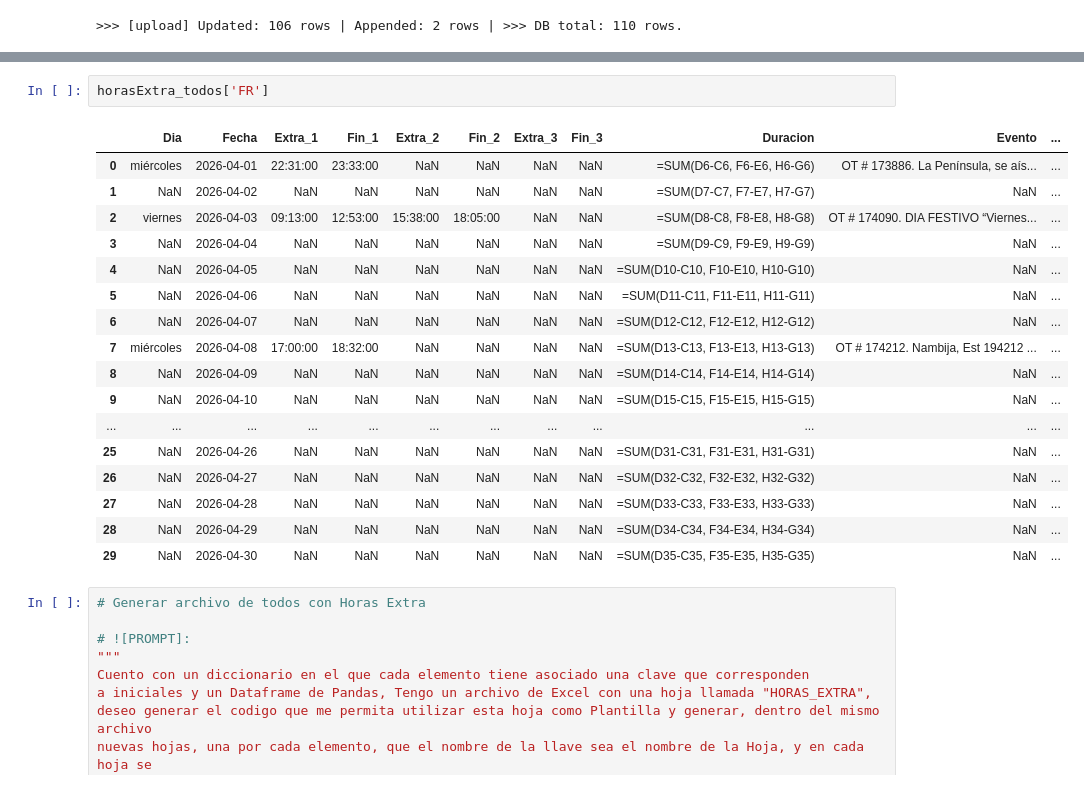
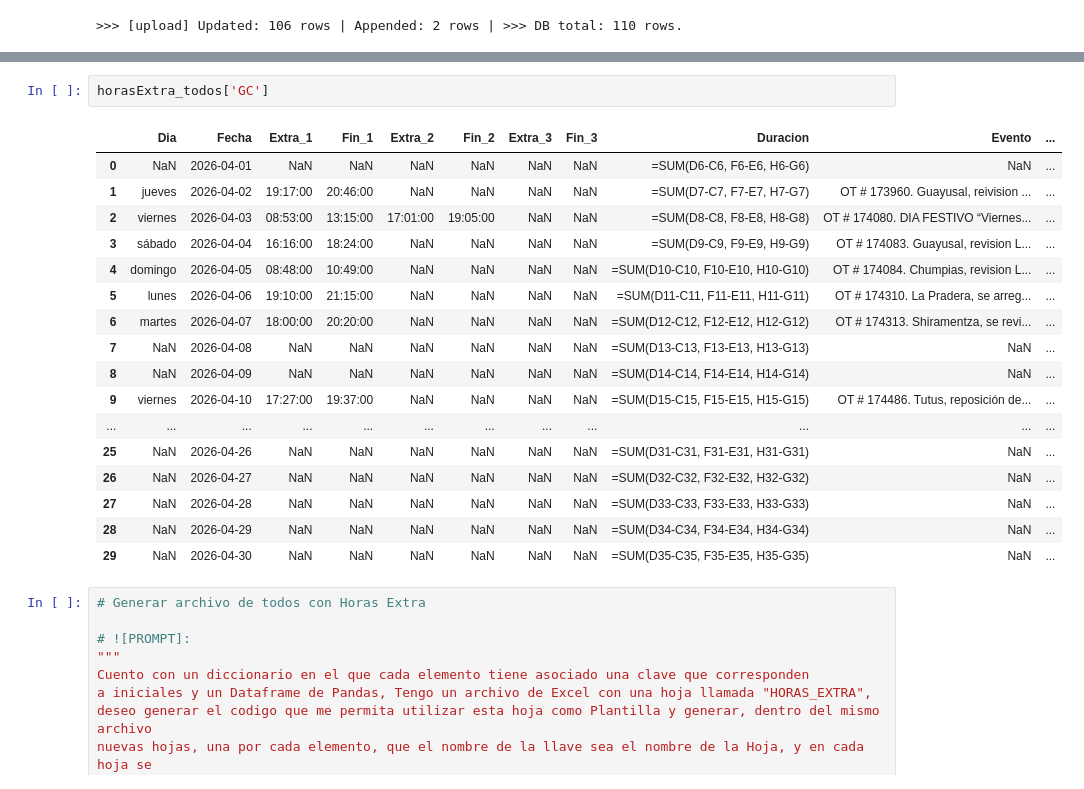
Before and after one commit to ernestopalacios/ordenes_de_trabajo, a Jupyter notebook: 04_DataLake.ipynb, the cells around one changed output, grey strips where cells are left out. Drawn from its saved outputs; the diff is of its cells as text.

```diff
--- a/04_DataLake.ipynb
+++ b/04_DataLake.ipynb
@@ -1173,17 +1214,17 @@ for person in unique_responsables:
 # %%
-horasExtra_todos['FR']
+horasExtra_todos['GC']
 # %% [output]
 |  | Dia | Fecha | Extra_1 | Fin_1 | Extra_2 | Fin_2 | Extra_3 | Fin_3 | Duracion | Evento | ... |
-| 0 | miércoles | 2026-04-01 | 22:31:00 | 23:33:00 | NaN | NaN | NaN | NaN | =SUM(D6-C6, F6-E6, H6-G6) | OT # 173886. La Península, se aís... | ... |
-| 1 | NaN | 2026-04-02 | NaN | NaN | NaN | NaN | NaN | NaN | =SUM(D7-C7, F7-E7, H7-G7) | NaN | ... |
-| 2 | viernes | 2026-04-03 | 09:13:00 | 12:53:00 | 15:38:00 | 18:05:00 | NaN | NaN | =SUM(D8-C8, F8-E8, H8-G8) | OT # 174090. DIA FESTIVO “Viernes... | ... |
-| 3 | NaN | 2026-04-04 | NaN | NaN | NaN | NaN | NaN | NaN | =SUM(D9-C9, F9-E9, H9-G9) | NaN | ... |
-| 4 | NaN | 2026-04-05 | NaN | NaN | NaN | NaN | NaN | NaN | =SUM(D10-C10, F10-E10, H10-G10) | NaN | ... |
-| 5 | NaN | 2026-04-06 | NaN | NaN | NaN | NaN | NaN | NaN | =SUM(D11-C11, F11-E11, H11-G11) | NaN | ... |
-| 6 | NaN | 2026-04-07 | NaN | NaN | NaN | NaN | NaN | NaN | =SUM(D12-C12, F12-E12, H12-G12) | NaN | ... |
-| 7 | miércoles | 2026-04-08 | 17:00:00 | 18:32:00 | NaN | NaN | NaN | NaN | =SUM(D13-C13, F13-E13, H13-G13) | OT # 174212. Nambija, Est 194212 ... | ... |
+| 0 | NaN | 2026-04-01 | NaN | NaN | NaN | NaN | NaN | NaN | =SUM(D6-C6, F6-E6, H6-G6) | NaN | ... |
+| 1 | jueves | 2026-04-02 | 19:17:00 | 20:46:00 | NaN | NaN | NaN | NaN | =SUM(D7-C7, F7-E7, H7-G7) | OT # 173960. Guayusal, reivision ... | ... |
+| 2 | viernes | 2026-04-03 | 08:53:00 | 13:15:00 | 17:01:00 | 19:05:00 | NaN | NaN | =SUM(D8-C8, F8-E8, H8-G8) | OT # 174080. DIA FESTIVO “Viernes... | ... |
+| 3 | sábado | 2026-04-04 | 16:16:00 | 18:24:00 | NaN | NaN | NaN | NaN | =SUM(D9-C9, F9-E9, H9-G9) | OT # 174083. Guayusal, revision L... | ... |
+| 4 | domingo | 2026-04-05 | 08:48:00 | 10:49:00 | NaN | NaN | NaN | NaN | =SUM(D10-C10, F10-E10, H10-G10) | OT # 174084. Chumpias, revision L... | ... |
+| 5 | lunes | 2026-04-06 | 19:10:00 | 21:15:00 | NaN | NaN | NaN | NaN | =SUM(D11-C11, F11-E11, H11-G11) | OT # 174310. La Pradera, se arreg... | ... |
+| 6 | martes | 2026-04-07 | 18:00:00 | 20:20:00 | NaN | NaN | NaN | NaN | =SUM(D12-C12, F12-E12, H12-G12) | OT # 174313. Shiramentza, se revi... | ... |
+| 7 | NaN | 2026-04-08 | NaN | NaN | NaN | NaN | NaN | NaN | =SUM(D13-C13, F13-E13, H13-G13) | NaN | ... |
 | 8 | NaN | 2026-04-09 | NaN | NaN | NaN | NaN | NaN | NaN | =SUM(D14-C14, F14-E14, H14-G14) | NaN | ... |
-| 9 | NaN | 2026-04-10 | NaN | NaN | NaN | NaN | NaN | NaN | =SUM(D15-C15, F15-E15, H15-G15) | NaN | ... |
+| 9 | viernes | 2026-04-10 | 17:27:00 | 19:37:00 | NaN | NaN | NaN | NaN | =SUM(D15-C15, F15-E15, H15-G15) | OT # 174486. Tutus, reposición de... | ... |
 | ... | ... | ... | ... | ... | ... | ... | ... | ... | ... | ... | ... |
 | 25 | NaN | 2026-04-26 | NaN | NaN | NaN | NaN | NaN | NaN | =SUM(D31-C31, F31-E31, H31-G31) | NaN | ... |
 | 26 | NaN | 2026-04-27 | NaN | NaN | NaN | NaN | NaN | NaN | =SUM(D32-C32, F32-E32, H32-G32) | NaN | ... |
```
Also changed, not shown: parts of 1 cell of this notebook.
